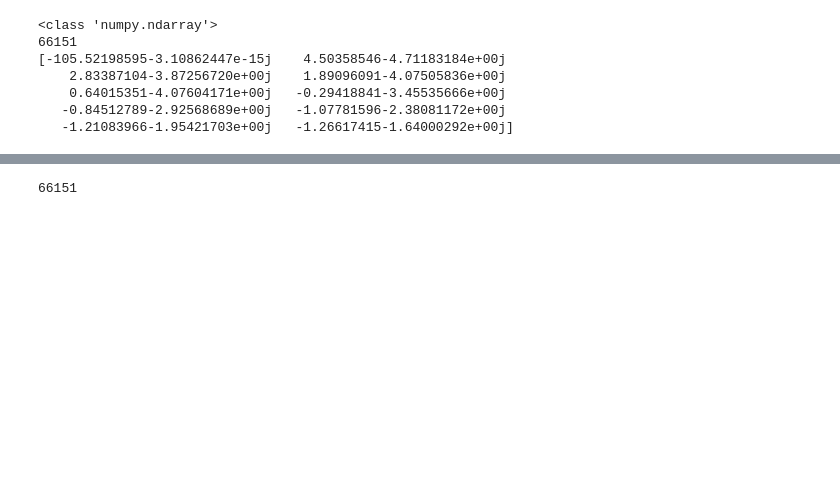
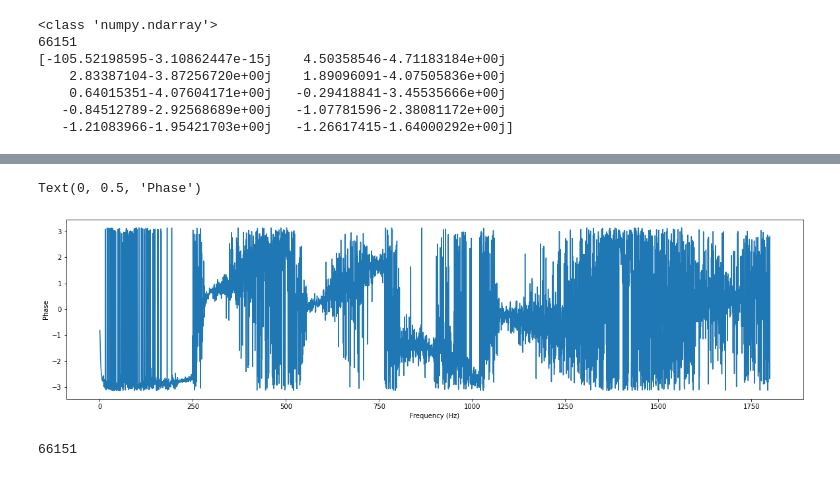
Before and after one commit to Rathees-Koneswarann/matplotlib-signal-analisis, a Jupyter notebook: violin-sound-process.ipynb, the cells around one changed output, grey strips where cells are left out. Drawn from its saved outputs; the diff is of its cells as text; code cells hidden in the pictures; blank space fills up the shorter version.

```diff
--- a/violin-sound-process.ipynb
+++ b/violin-sound-process.ipynb
@@ -77,3 +92,12 @@ plt.axvline(x = 261.65*6, color ='red')
+# %%
+plt.figure(figsize=(20,5))
+condition = (fr >0) & (fr < 1800)
+plt.plot(fr[condition],np.angle(c[condition]))
+plt.xlabel('Frequency (Hz)')
+plt.ylabel('Phase')
+# %% [output]
+Text(0, 0.5, 'Phase')
+[figure, added]
 # %%
 print(len(c))
 # %% [output]
```
Also changed, not shown: parts of 4 cells of this notebook.
